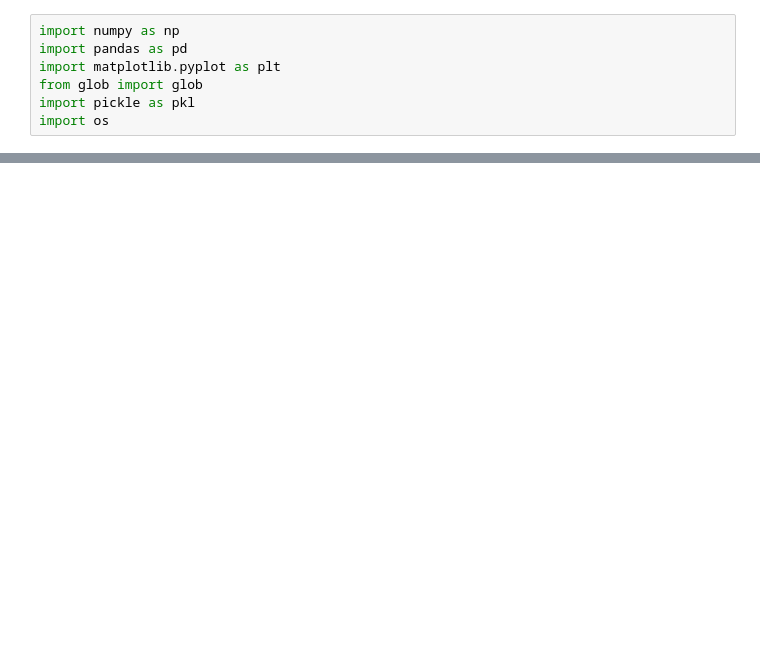
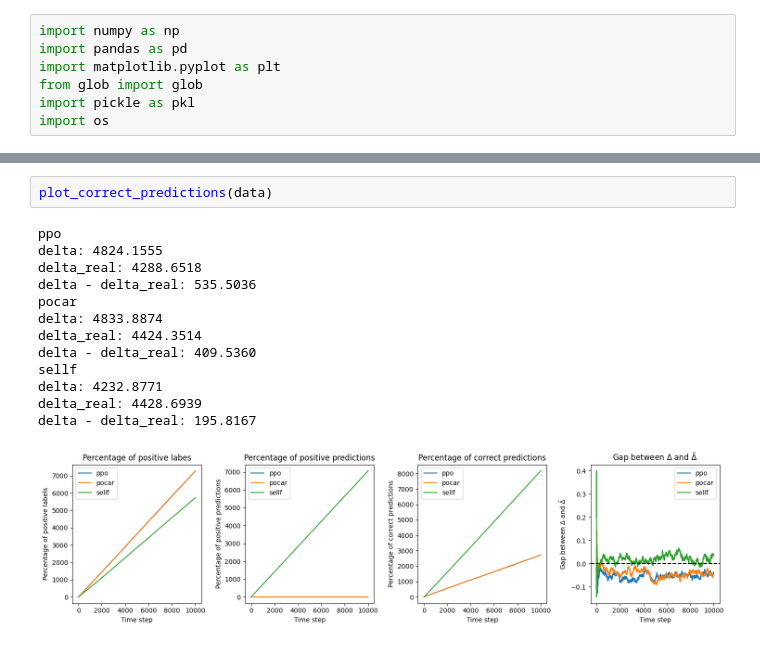
Before and after one commit to hiaac-finance/sellf, a Jupyter notebook: plots.ipynb, the cells around one changed output, grey strips where cells are left out. Saved outputs shown, nothing was run; the diff lists cells and outputs as text; blank space fills up the shorter version.

```diff
--- a/plots.ipynb
+++ b/plots.ipynb
@@ -36,0 +151,16 @@ for key, value in data.items():
+# %%
+plot_correct_predictions(data)
+# %% [output]
+ppo
+delta: 4824.1555
+delta_real: 4288.6518
+delta - delta_real: 535.5036
+pocar
+delta: 4833.8874
+delta_real: 4424.3514
+delta - delta_real: 409.5360
+sellf
+delta: 4232.8771
+delta_real: 4428.6939
+delta - delta_real: 195.8167
+[figure, added]
```
Also changed, not shown: parts of 15 cells of this notebook, 17 other files.
